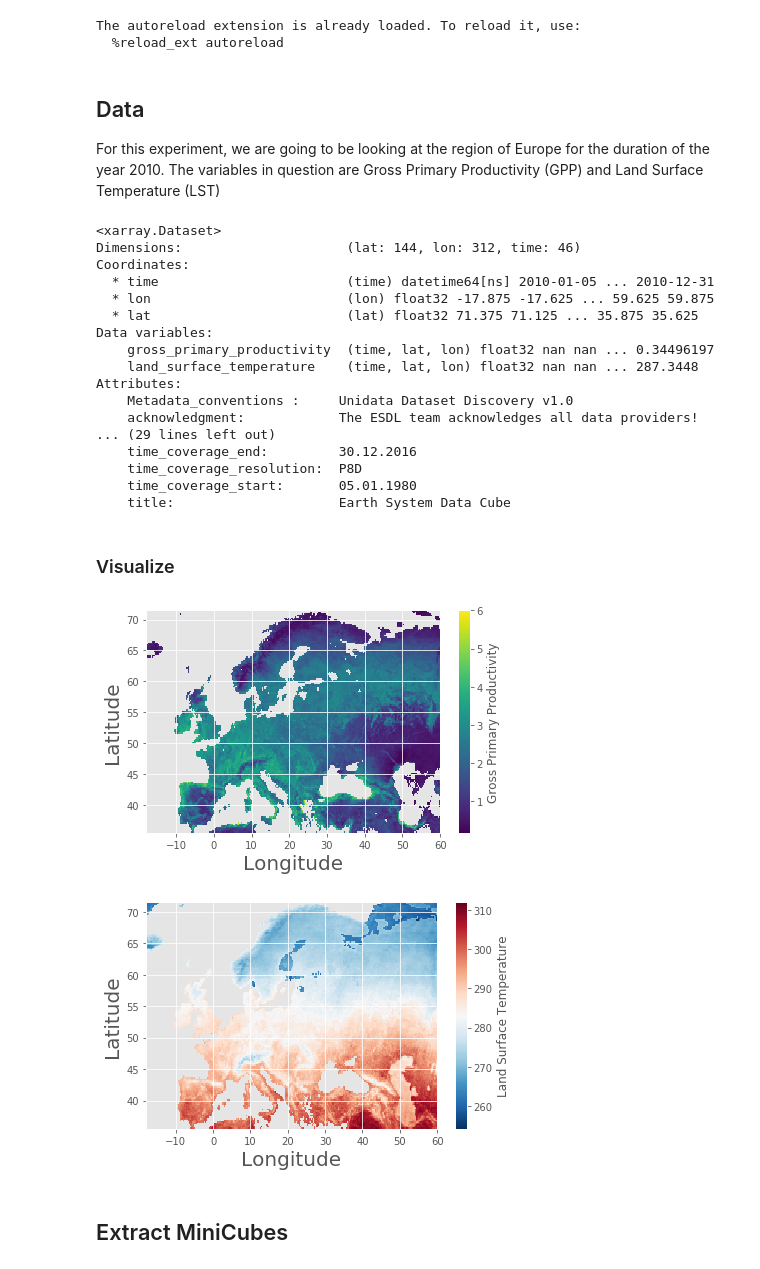
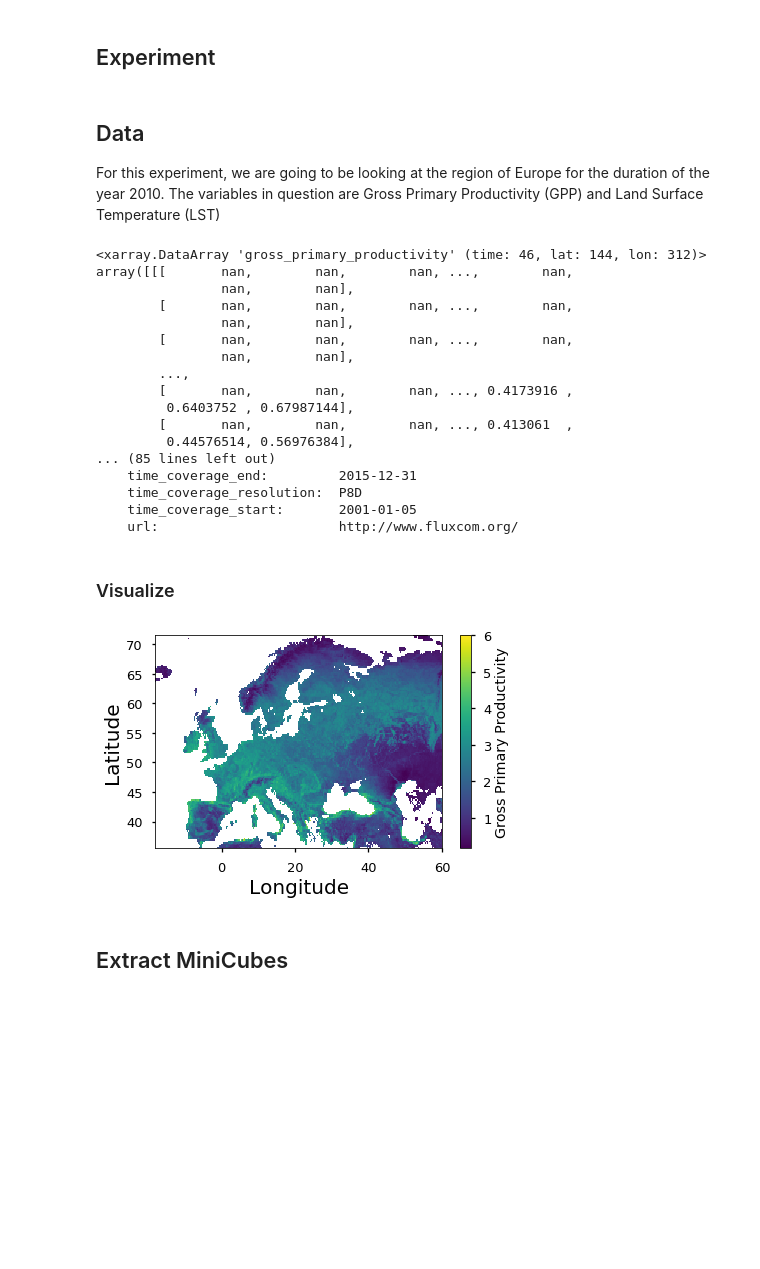
Before and after one commit to IPL-UV/sakame, a Jupyter notebook: notebooks/regression/esdc_application/1.0_walkthrough.ipynb, the cells around one changed output. Saved outputs shown, nothing was run; the diff lists cells and outputs as text; code cells hidden in the pictures; blank space fills up the shorter version.

```diff
--- a/notebooks/regression/esdc_application/1.0_walkthrough.ipynb
+++ b/notebooks/regression/esdc_application/1.0_walkthrough.ipynb
@@ -11,18 +11,19 @@ import pandas as pd
 import h5py
 
 # Data
+from dataclasses import dataclass
 from src.data.regression import load_esdc
 
 # Feature Extraction/Transformations
 from esdc.transform import DensityCubes
-from src.features.classification import get_common_elements
+from src.features.stats import calculate_stats
+from src.features.regression import get_density_cubes
 
 # GP Models
-from src.models.regression import gpr_naive
+from src.models.regression import gpr_naive, predict_batches
 from src.models.derivatives import GPRDerivative
 from sklearn.model_selection import train_test_split
 from sklearn.metrics import mean_absolute_error, r2_score
-from src.models.utils import predict_batches
 
 # Visualization
 from esdc.visualize import plot_xarray_on_map, plot_map
@@ -30,12 +31,11 @@ import matplotlib.pyplot as plt
 import cartopy
 import cartopy.crs as ccrs
 xr.set_options(display_style='html')
-plt.style.use('ggplot')
+plt.style.use(['seaborn-talk'])
 
 # notebook extensions
 %matplotlib inline
 %load_ext autoreload
 %autoreload 2
-# %% [output]
-The autoreload extension is already loaded. To reload it, use:
-  %reload_ext autoreload
+# %% [markdown]
+## Experiment
@@ -44,51 +54,40 @@ The autoreload extension is already loaded. To reload it, use:
 
 For this experiment, we are going to be looking at the region of Europe for the duration of the year 2010. The variables in question are Gross Primary Productivity (GPP) and Land Surface Temperature (LST)
 # %%
-cube_europe = load_esdc()
+cube_europe = load_esdc('gross_primary_productivity')
 cube_europe
 # %% [output]
-<xarray.Dataset>
-Dimensions:                     (lat: 144, lon: 312, time: 46)
-Coordinates:
-  * time                        (time) datetime64[ns] 2010-01-05 ... 2010-12-31
-  * lon                         (lon) float32 -17.875 -17.625 ... 59.625 59.875
-  * lat                         (lat) float32 71.375 71.125 ... 35.875 35.625
-Data variables:
-    gross_primary_productivity  (time, lat, lon) float32 nan nan ... 0.34496197
-    land_surface_temperature    (time, lat, lon) float32 nan nan ... 287.3448
-Attributes:
-    Metadata_conventions :     Unidata Dataset Discovery v1.0
-    acknowledgment:            The ESDL team acknowledges all data providers!
-... (29 lines left out)
-    time_coverage_end:         30.12.2016
+<xarray.DataArray 'gross_primary_productivity' (time: 46, lat: 144, lon: 312)>
+array([[[       nan,        nan,        nan, ...,        nan,
+                nan,        nan],
+        [       nan,        nan,        nan, ...,        nan,
+                nan,        nan],
+        [       nan,        nan,        nan, ...,        nan,
+                nan,        nan],
+        ...,
+        [       nan,        nan,        nan, ..., 0.4173916 ,
+         0.6403752 , 0.67987144],
+        [       nan,        nan,        nan, ..., 0.413061  ,
+         0.44576514, 0.56976384],
+... (85 lines left out)
+    time_coverage_end:         2015-12-31
     time_coverage_resolution:  P8D
-    time_coverage_start:       05.01.1980
-    title:                     Earth System Data Cube
+    time_coverage_start:       2001-01-05
+    url:                       http://www.fluxcom.org/
 # %% [markdown]
 ### Visualize
 # %%
 fig, ax = plot_map(
-    cube_europe.gross_primary_productivity.mean(dim='time'),
+    cube_europe.mean(dim='time'),
     cmap="viridis",
     cbar_kwargs = {'label':'Gross Primary Productivity'}
 )
 ax.set_xlabel('Longitude', fontsize=20)
 ax.set_ylabel('Latitude', fontsize=20)
 plt.tight_layout()
 plt.show()
-
-fig, ax = plot_map(
-    cube_europe.land_surface_temperature.mean(dim='time'),
-    cmap="RdBu_r",
-    cbar_kwargs = {'label':'Land Surface Temperature'}
-)
-ax.set_xlabel('Longitude', fontsize=20)
-ax.set_ylabel('Latitude', fontsize=20)
-plt.tight_layout()
-plt.show()
 # %% [output]
-[figure, old version]
+[figure, new version]
-[figure, removed]
 # %% [markdown]
 ## Extract MiniCubes
 # %%
```
Also changed, not shown: parts of 17 cells of this notebook, 4 other files.
